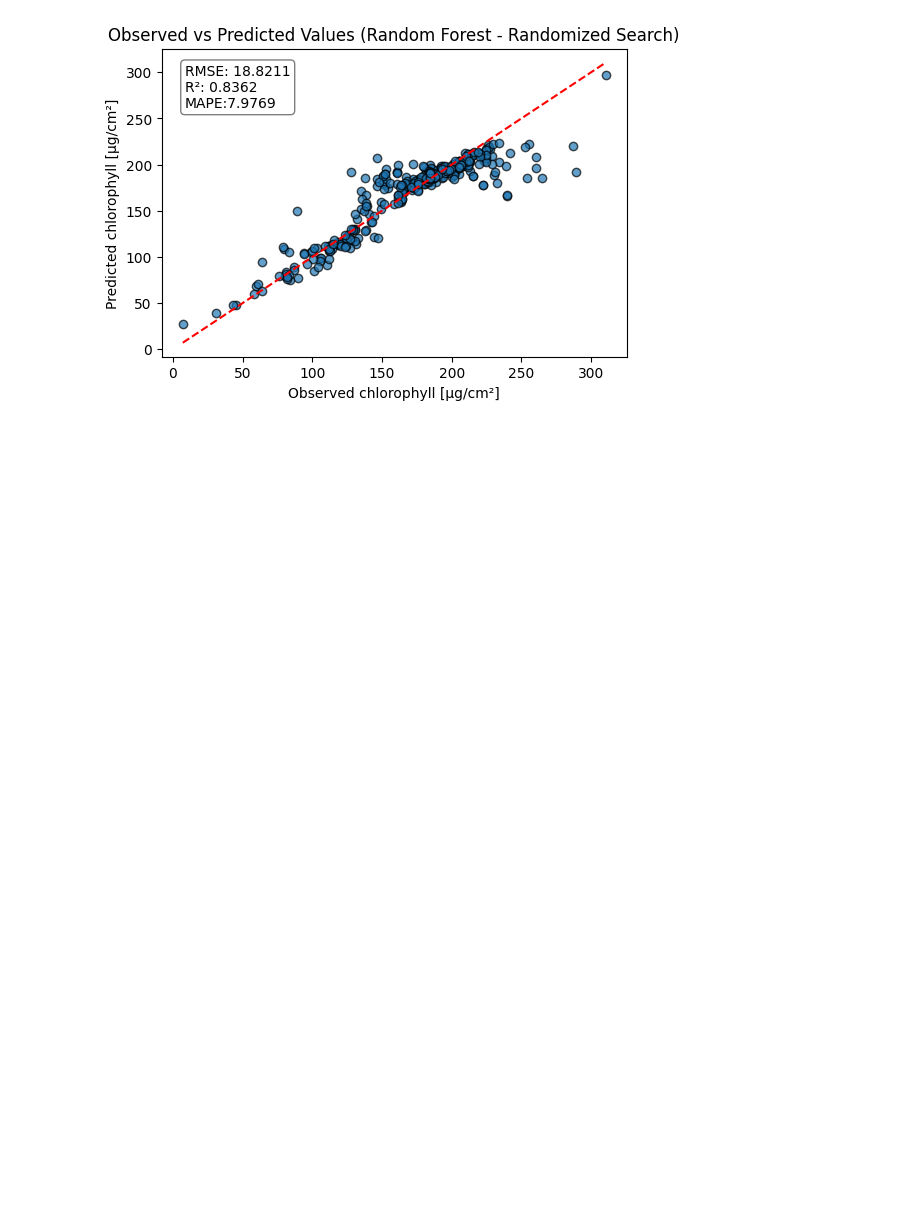
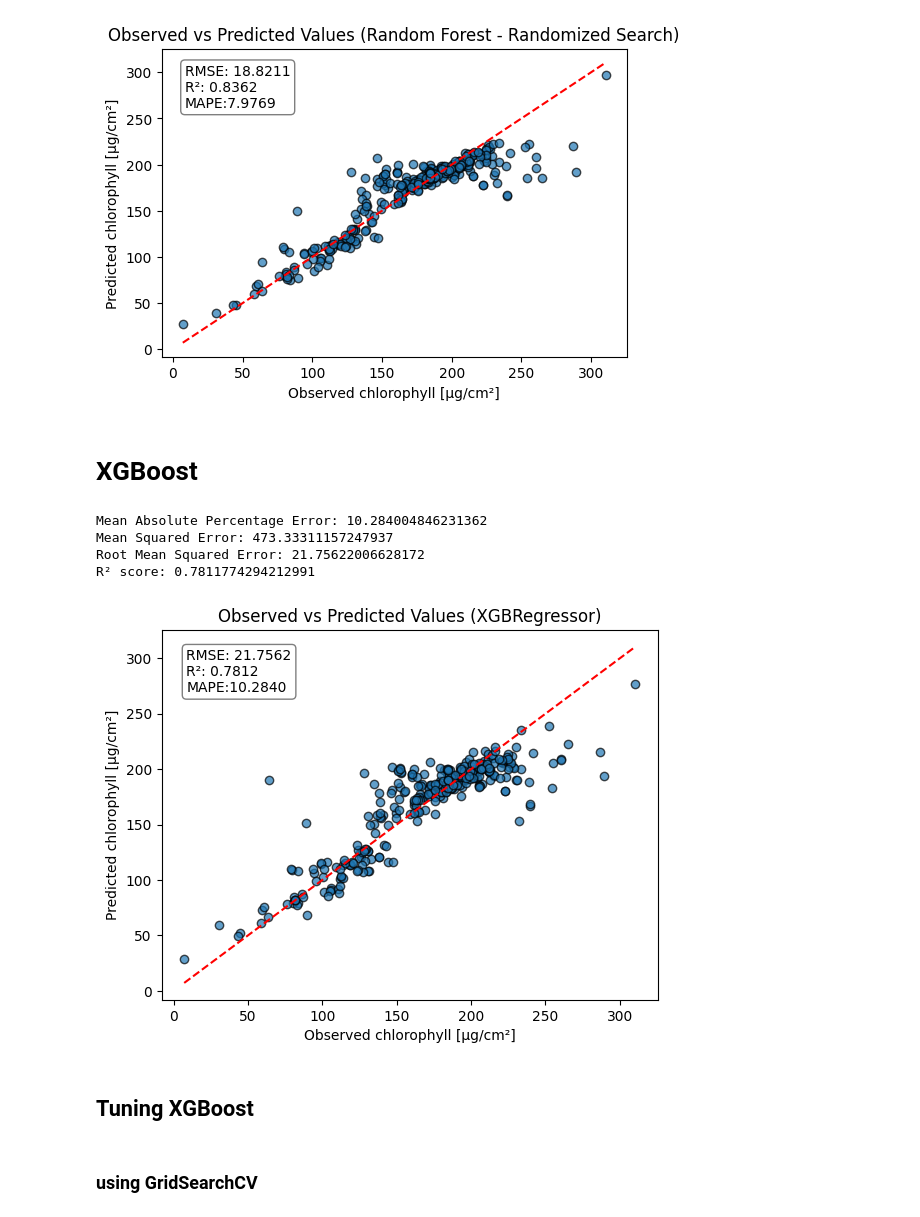
Before and after one commit to haricharnbytes/Chlorophyll_prediction, a Jupyter notebook: chlorophyll.ipynb, the cells around one changed output. Drawn from its saved outputs; the diff is of its cells as text; code cells hidden in the pictures; blank space fills up the shorter version.

Commit message:
added XGBoost

```diff
--- a/chlorophyll.ipynb
+++ b/chlorophyll.ipynb
@@ -475,3 +475,63 @@ Root Mean Squared Error: 18.821093199068688
 R² score: 0.8362373264667575
 Mean Absolute Percentage Error: 7.976916206402993
 [figure]
+# %% [markdown]
+# XGBoost
+# %%
+import xgboost as xgb
+from sklearn.model_selection import train_test_split
+from sklearn.metrics import mean_squared_error, r2_score, mean_absolute_percentage_error
+import numpy as np
+import matplotlib.pyplot as plt
+
+# Step : Initialize and train the XGBRegressor model
+xgb_model = xgb.XGBRegressor(objective='reg:squarederror', max_depth=5, learning_rate=0.1, n_estimators=100, n_jobs=-1)
+
+# Train the XGBRegressor model
+xgb_model.fit(X_train, y_train)
+
+# Step : Make predictions on the test set
+y_pred = xgb_model.predict(X_test)
+# %%
+#Step : Evaluate the model
+mse = mean_squared_error(y_test, y_pred)
+rmse = np.sqrt(mse)
+r2 = r2_score(y_test, y_pred)
+mape = mean_absolute_percentage_error(y_test, y_pred) * 100
+
+
+print(f'Mean Absolute Percentage Error: {mape}')
+print(f'Mean Squared Error: {mse}')
+print(f'Root Mean Squared Error: {rmse}')
+print(f'R² score: {r2}')
+
+# Feature Importance
+'''feature_importances = xgb_model.feature_importances_
+print("\nFeature Importances:")
+for feature, importance in zip(X_train.columns, feature_importances):
+    print(f"{feature}: {importance:.4f}")
+'''
+
+# Step : Plot Observed vs Predicted values
+plt.scatter(y_test, y_pred, alpha=0.7, edgecolors='k')
+plt.plot([y_test.min(), y_test.max()], [y_test.min(), y_test.max()], 'r--')
+plt.xlabel('Observed chlorophyll [µg/cm²]')
+plt.ylabel('Predicted chlorophyll [µg/cm²]')
+plt.title('Observed vs Predicted Values (XGBRegressor)')
+plt.text(0.05, 0.95, f'RMSE: {rmse:.4f}\nR²: {r2:.4f}\nMAPE:{mape:.4f}',
+         transform=plt.gca().transAxes,
+         verticalalignment='top',
+         bbox=dict(boxstyle='round', facecolor='white', alpha=0.5))
+
+#plt.savefig('XGB.png')
+plt.show()
+# %% [output]
+Mean Absolute Percentage Error: 10.284004846231362
+Mean Squared Error: 473.33311157247937
+Root Mean Squared Error: 21.75622006628172
+R² score: 0.7811774294212991
+[figure, added]
+# %% [markdown]
+## Tuning XGBoost
+# %% [markdown]
+### using GridSearchCV
```
Also changed, not shown: parts of 5 cells of this notebook.
